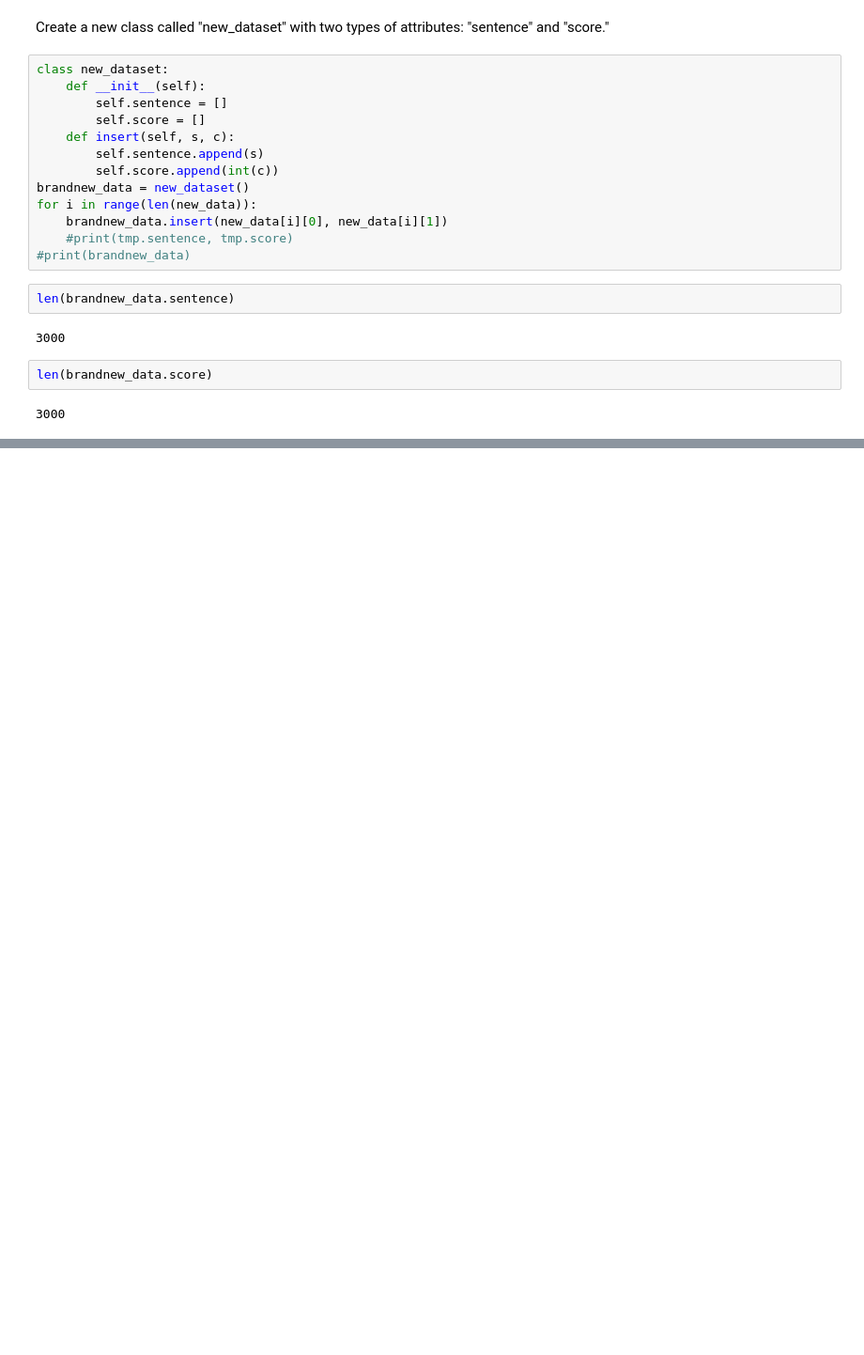
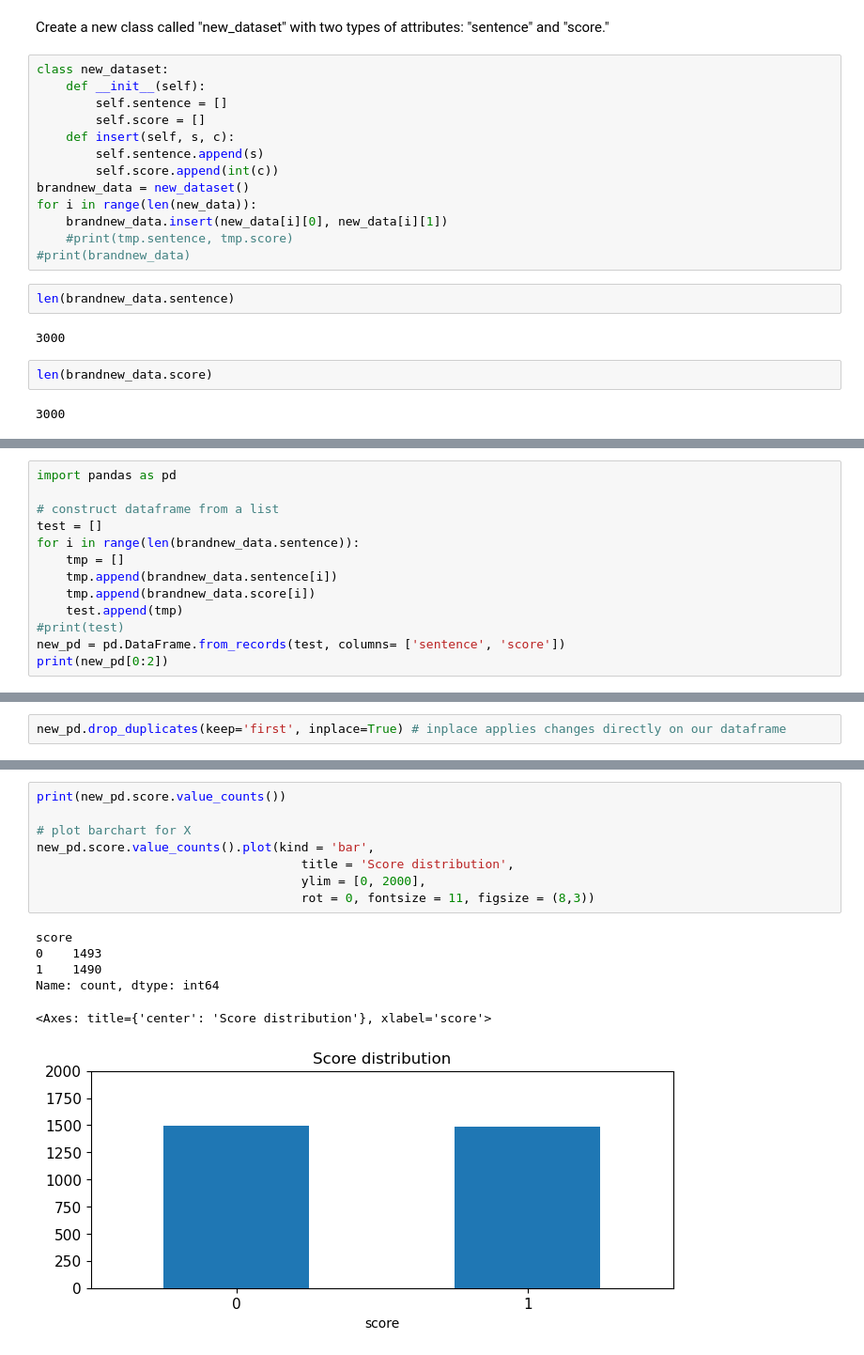
Before and after one commit to NightHao/DM2023-Lab1-Master, a Jupyter notebook: DM2023-Lab1-Master.ipynb, the cells around one changed output, grey strips where cells are left out. Shown at 94% size. Cells and saved outputs as stored; diff of their text form; blank space fills up the shorter version.

```diff
--- a/DM2023-Lab1-Master.ipynb
+++ b/DM2023-Lab1-Master.ipynb
@@ -1761,0 +1759,13 @@ X = pd.DataFrame.from_records(dmh.structure_data(brandnew_data), columns= ['sent
+# %%
+import pandas as pd
+
+# construct dataframe from a list
+test = []
+for i in range(len(brandnew_data.sentence)):
+    tmp = []
+    tmp.append(brandnew_data.sentence[i])
+    tmp.append(brandnew_data.score[i])
+    test.append(tmp)
+#print(test)
+new_pd = pd.DataFrame.from_records(test, columns= ['sentence', 'score'])
+print(new_pd[0:2])
@@ -1761,0 +1859,2 @@ X = pd.DataFrame.from_records(dmh.structure_data(brandnew_data), columns= ['sent
+# %%
+new_pd.drop_duplicates(keep='first', inplace=True) # inplace applies changes directly on our dataframe
@@ -1761,0 +1903,15 @@ X = pd.DataFrame.from_records(dmh.structure_data(brandnew_data), columns= ['sent
+# %%
+print(new_pd.score.value_counts())
+
+# plot barchart for X
+new_pd.score.value_counts().plot(kind = 'bar',
+                                    title = 'Score distribution',
+                                    ylim = [0, 2000],
+                                    rot = 0, fontsize = 11, figsize = (8,3))
+# %% [output]
+score
+0    1493
+1    1490
+Name: count, dtype: int64
+<Axes: title={'center': 'Score distribution'}, xlabel='score'>
+[figure, added]
```
Also changed, not shown: parts of 53 cells of this notebook, 1 other file.
